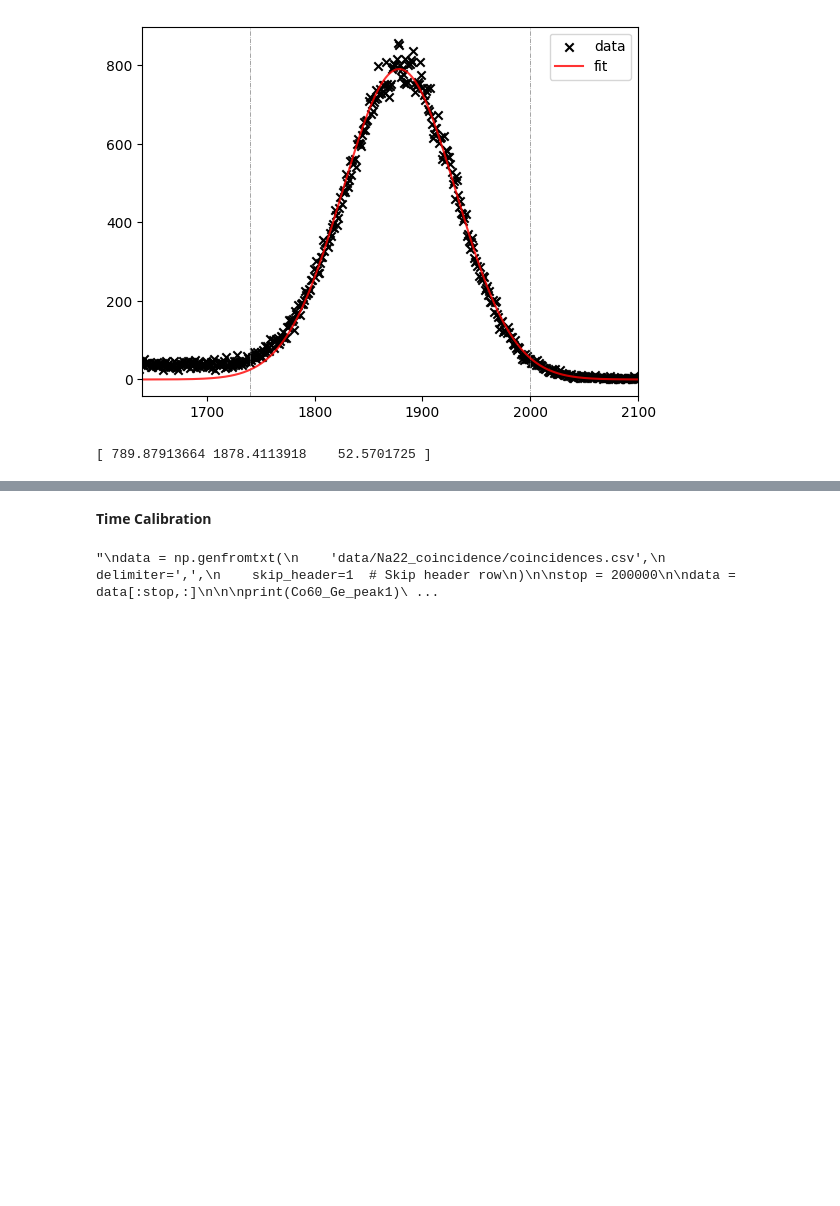
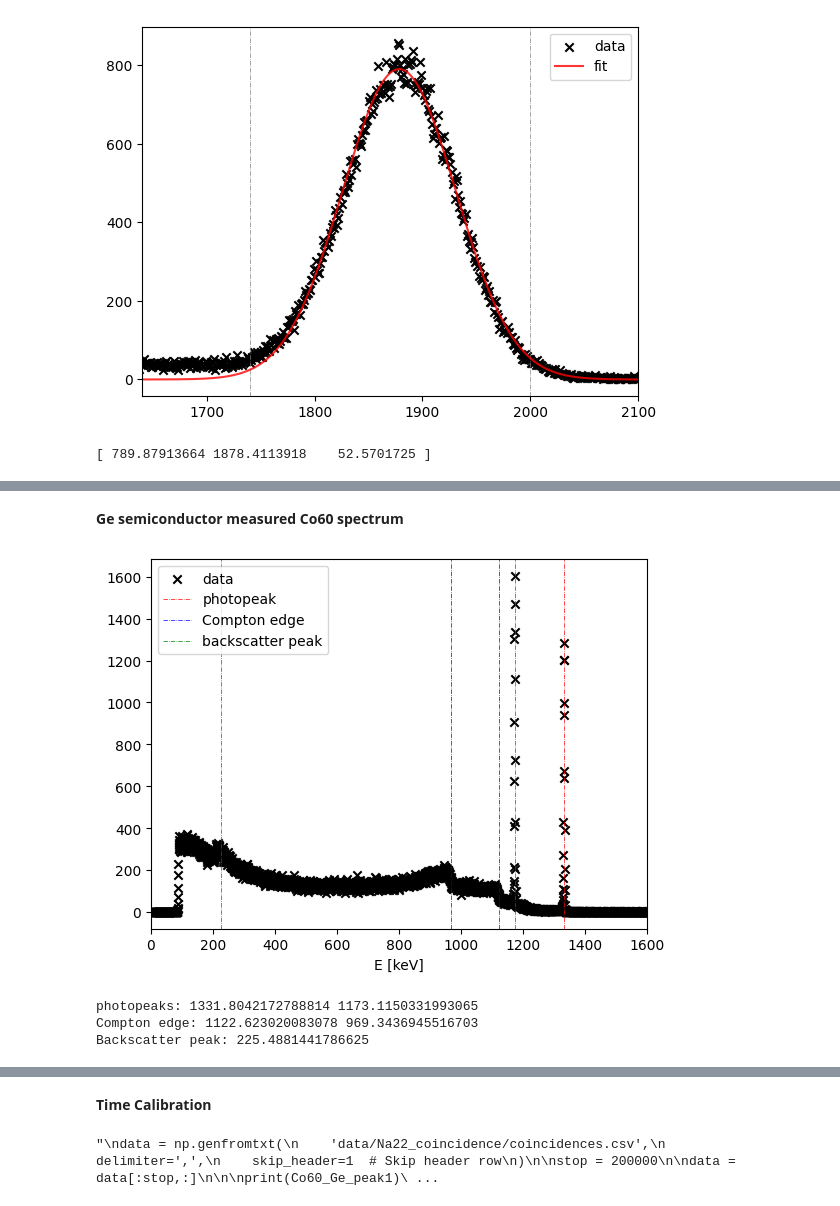
Before and after one commit to thexwon/P4, a Jupyter notebook: Gamma Coincidence Spectroscopy/gamma_code.ipynb, the cells around one changed output, grey strips where cells are left out. Drawn from its saved outputs; the diff is of its cells as text; code cells hidden in the pictures; blank space fills up the shorter version.

```diff
--- a/Gamma Coincidence Spectroscopy/gamma_code.ipynb
+++ b/Gamma Coincidence Spectroscopy/gamma_code.ipynb
@@ -298,3 +298,26 @@ y-axis offset:  -18.66890127319358
+# %% [markdown]
+**Ge semiconductor measured Co60 spectrum**
+# %%
+data  = np.load("data/Co60_Ge/Histograms_PulseHeights/height.npy")
+
+x = np.arange(len(data))
+plt.xlim(0, 1600)
+plt.scatter(EGe(x),data, color = "black", label = "data", marker='x')
+plt.axvline(EGe(2954), color = "red", lw=0.5,ls="-.", label = "photopeak")
+plt.axvline(EGe(2602), color = "red", lw=0.5,ls="-.")
+plt.axvline(EGe(2490), color = "blue", lw=0.5,ls="-.", label = "Compton edge")
+plt.axvline(EGe(2150), color = "blue", lw=0.5,ls="-.")
+plt.axvline(EGe(500), color = "green", lw=0.5,ls="-.",label = "backscatter peak")
+plt.legend()
+plt.xlabel('E [keV]')
+plt.show()
+
+print("photopeaks:", EGe(2954), EGe(2602),"\nCompton edge:", EGe(2490), EGe(2150),"\nBackscatter peak:", EGe(500))
+# %% [output]
+[figure, added]
+photopeaks: 1331.8042172788814 1173.1150331993065
+Compton edge: 1122.623020083078 969.3436945516703
+Backscatter peak: 225.4881441786625
 # %%
 data  = np.load("data/Co60_Ge/Histograms_PulseHeights/height.npy")
 p0 = [3400, 2600, 2.7]
```
Also changed, not shown: parts of 22 cells of this notebook, 2 other files.
